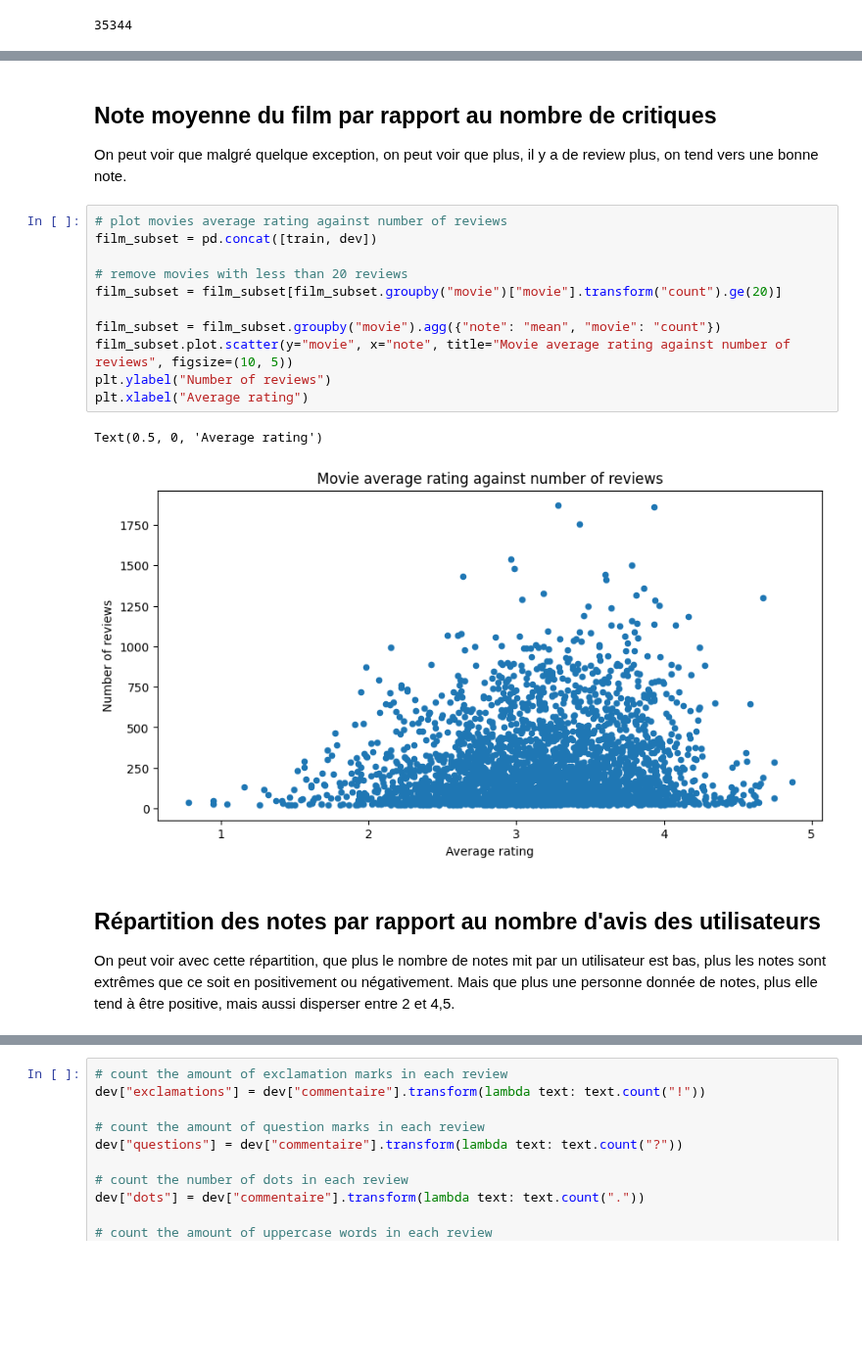
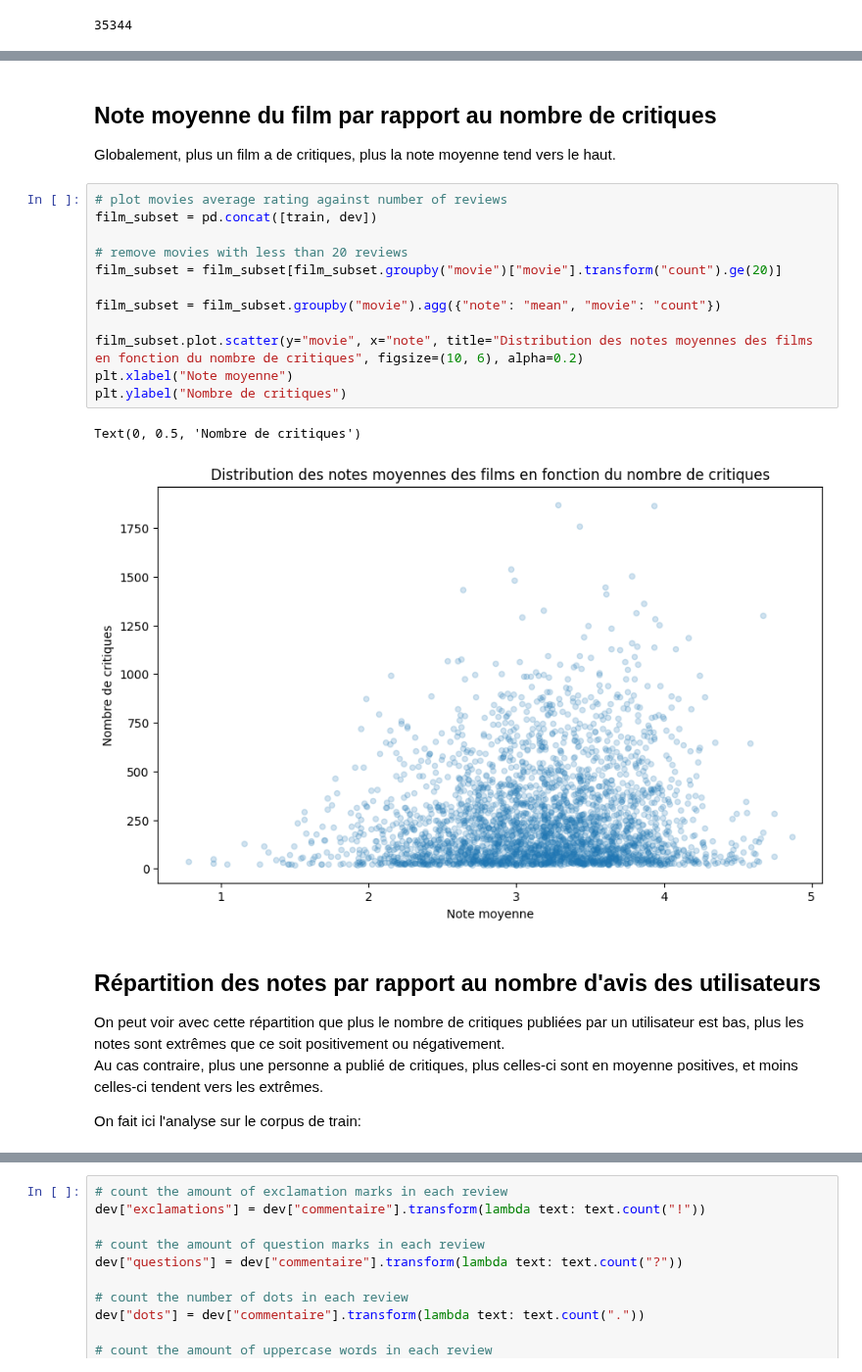
Before and after one commit to AsuMagic/ceri-innov-tp, a Jupyter notebook: Rapport.ipynb, the cells around one changed output, grey strips where cells are left out. Shown at 98% size. Cells and saved outputs as stored; diff of their text form; blank space fills up the shorter version.

```diff
--- a/Rapport.ipynb
+++ b/Rapport.ipynb
@@ -98,25 +108,29 @@ film_subset.sample(20).sort_values(5, ascending=True).plot.barh(title="Rating di
 # %% [markdown]
 ## Note moyenne du film par rapport au nombre de critiques
 
-On peut voir que malgré quelque exception, on peut voir que plus, il y a de review plus, on tend vers une bonne note.
+Globalement, plus un film a de critiques, plus la note moyenne tend vers le haut.
 # %%
 # plot movies average rating against number of reviews
 film_subset = pd.concat([train, dev])
 
 # remove movies with less than 20 reviews
 film_subset = film_subset[film_subset.groupby("movie")["movie"].transform("count").ge(20)]
 
 film_subset = film_subset.groupby("movie").agg({"note": "mean", "movie": "count"})
-film_subset.plot.scatter(y="movie", x="note", title="Movie average rating against number of reviews", figsize=(10, 5))
-plt.ylabel("Number of reviews")
-plt.xlabel("Average rating")
+
+film_subset.plot.scatter(y="movie", x="note", title="Distribution des notes moyennes des films en fonction du nombre de critiques", figsize=(10, 6), alpha=0.2)
+plt.xlabel("Note moyenne")
+plt.ylabel("Nombre de critiques")
 # %% [output]
-Text(0.5, 0, 'Average rating')
+Text(0, 0.5, 'Nombre de critiques')
-[figure, old version]
+[figure, new version]
 # %% [markdown]
 ## Répartition des notes par rapport au nombre d'avis des utilisateurs
 
-On peut voir avec cette répartition, que plus le nombre de notes mit par un utilisateur est bas, plus les notes sont extrêmes que ce soit en positivement ou négativement. Mais que plus une personne donnée de notes, plus elle tend à être positive, mais aussi disperser entre 2 et 4,5.
+On peut voir avec cette répartition que plus le nombre de critiques publiées par un utilisateur est bas, plus les notes sont extrêmes que ce soit positivement ou négativement.
+Au cas contraire, plus une personne a publié de critiques, plus celles-ci sont en moyenne positives, et moins celles-ci tendent vers les extrêmes.
+
+On fait ici l'analyse sur le corpus de train:
 # %%
 # bin users by the number of reviews they have written into 10 bins
 user_subset = train
```
Also changed, not shown: parts of 23 cells of this notebook.
